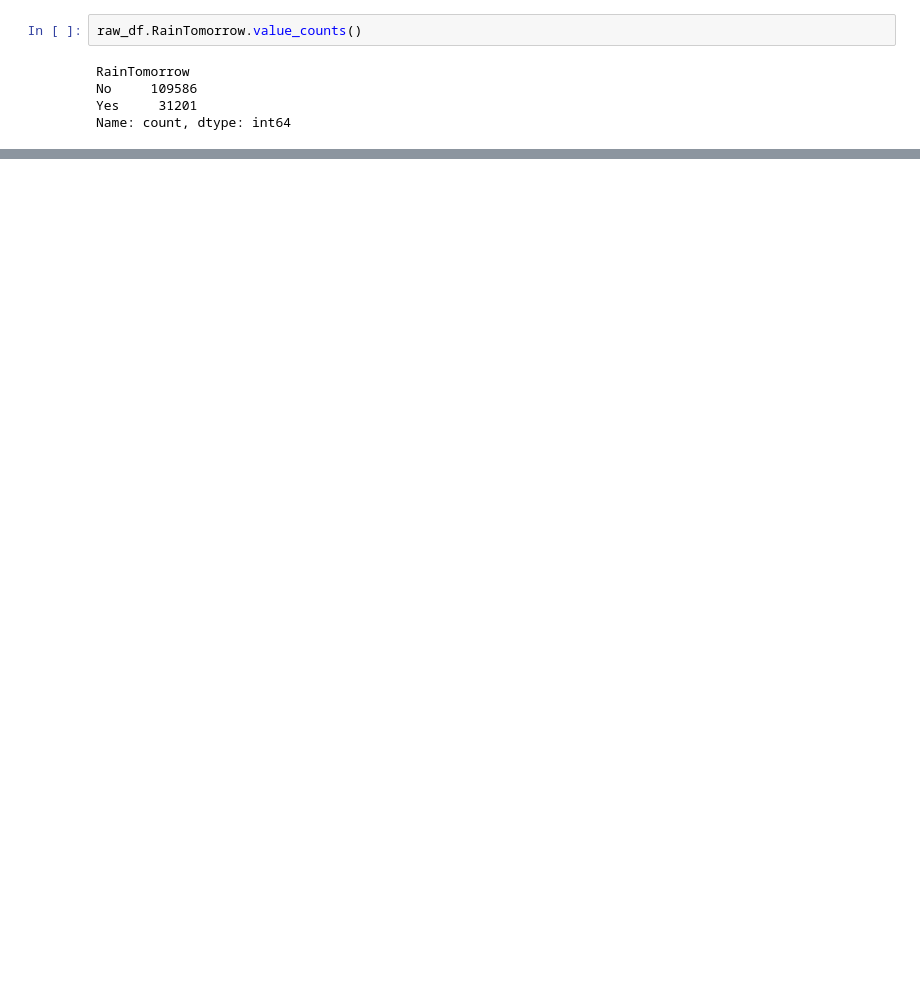
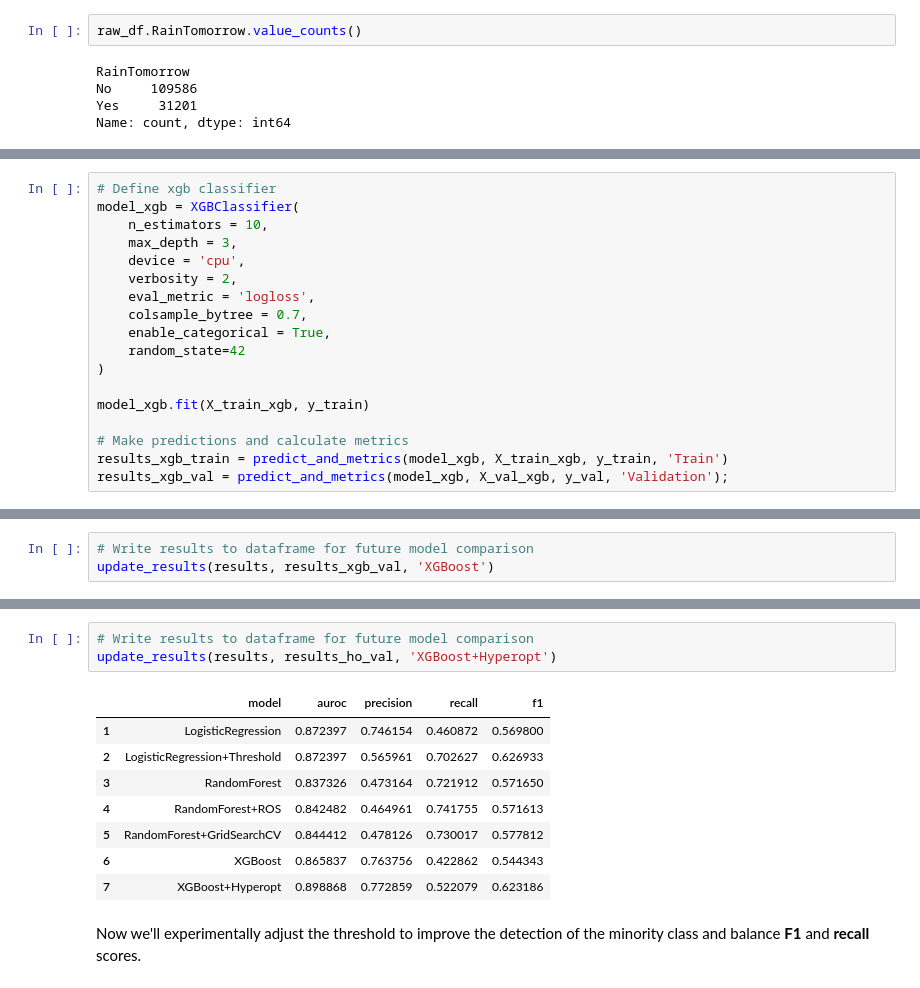
Before and after one commit to roldugina/streamlit_australia_rain, a Jupyter notebook: weatherAUS.ipynb, the cells around one changed output, grey strips where cells are left out. Cells and saved outputs as stored; diff of their text form; blank space fills up the shorter version.

```diff
--- a/weatherAUS.ipynb
+++ b/weatherAUS.ipynb
@@ -379,0 +578,18 @@ joblib.dump(rf_model, "models/rf_model.joblib")
+# %%
+# Define xgb classifier
+model_xgb = XGBClassifier(
+    n_estimators = 10,
+    max_depth = 3,
+    device = 'cpu',
+    verbosity = 2,
+    eval_metric = 'logloss',
+    colsample_bytree = 0.7,
+    enable_categorical = True,
+    random_state=42
+)
+
+model_xgb.fit(X_train_xgb, y_train)
+
+# Make predictions and calculate metrics
+results_xgb_train = predict_and_metrics(model_xgb, X_train_xgb, y_train, 'Train')
+results_xgb_val = predict_and_metrics(model_xgb, X_val_xgb, y_val, 'Validation');
@@ -379,0 +614,3 @@ joblib.dump(rf_model, "models/rf_model.joblib")
+# %%
+# Write results to dataframe for future model comparison
+update_results(results, results_xgb_val, 'XGBoost')
@@ -379,0 +713,14 @@ joblib.dump(rf_model, "models/rf_model.joblib")
+# %%
+# Write results to dataframe for future model comparison
+update_results(results, results_ho_val, 'XGBoost+Hyperopt')
+# %% [output]
+|  | model | auroc | precision | recall | f1 |
+| 1 | LogisticRegression | 0.872397 | 0.746154 | 0.460872 | 0.569800 |
+| 2 | LogisticRegression+Threshold | 0.872397 | 0.565961 | 0.702627 | 0.626933 |
+| 3 | RandomForest | 0.837326 | 0.473164 | 0.721912 | 0.571650 |
+| 4 | RandomForest+ROS | 0.842482 | 0.464961 | 0.741755 | 0.571613 |
+| 5 | RandomForest+GridSearchCV | 0.844412 | 0.478126 | 0.730017 | 0.577812 |
+| 6 | XGBoost | 0.865837 | 0.763756 | 0.422862 | 0.544343 |
+| 7 | XGBoost+Hyperopt | 0.898868 | 0.772859 | 0.522079 | 0.623186 |
+# %% [markdown]
+Now we'll experimentally adjust the threshold to improve the detection of the minority class and balance **F1** and **recall** scores.
```
Also changed, not shown: parts of 108 cells of this notebook, 5 other files.
